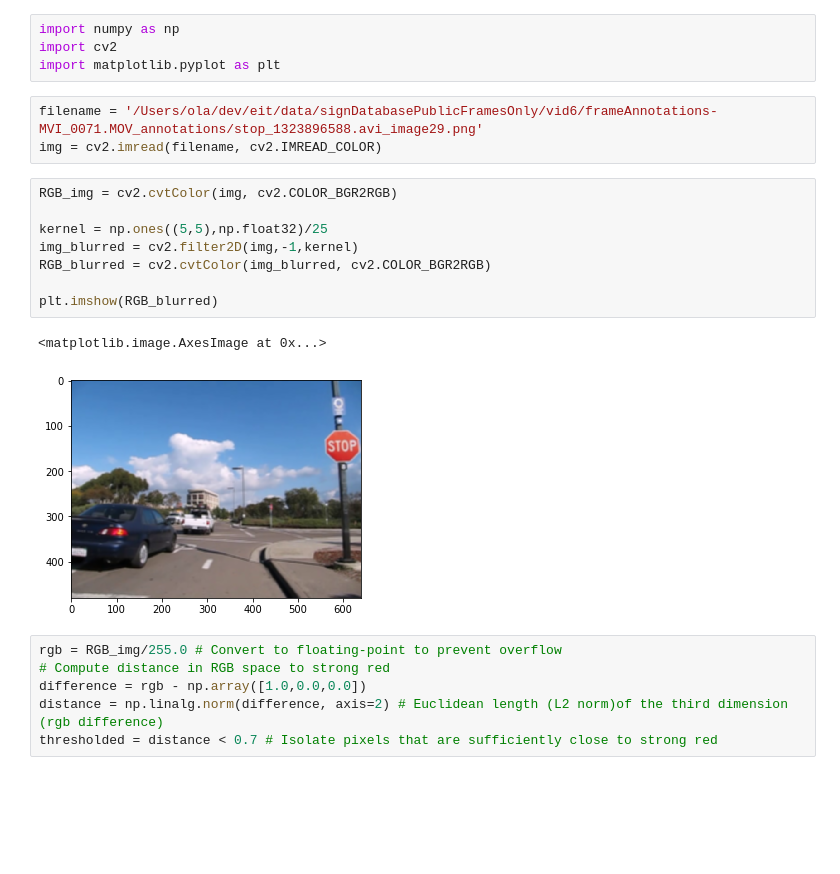
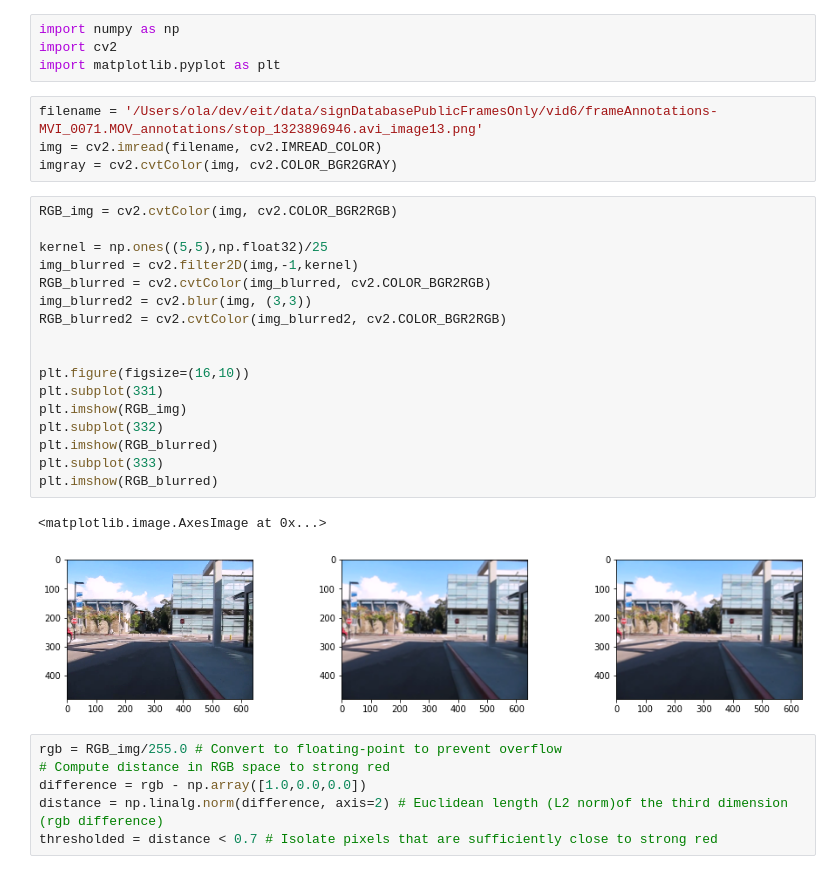
Before and after one commit to Olarm/EIT-HAM-gruppe4, a Jupyter notebook: robotic_vision/notebook.ipynb, the cells around one changed output. Drawn from its saved outputs; the diff is of its cells as text; blank space fills up the shorter version.

```diff
--- a/robotic_vision/notebook.ipynb
+++ b/robotic_vision/notebook.ipynb
@@ -3,19 +3,29 @@ import numpy as np
 import cv2
 import matplotlib.pyplot as plt
 # %%
-filename = '/Users/ola/dev/eit/data/signDatabasePublicFramesOnly/vid6/frameAnnotations-MVI_0071.MOV_annotations/stop_1323896588.avi_image29.png'
+filename = '/Users/ola/dev/eit/data/signDatabasePublicFramesOnly/vid6/frameAnnotations-MVI_0071.MOV_annotations/stop_1323896946.avi_image13.png'
 img = cv2.imread(filename, cv2.IMREAD_COLOR)
+imgray = cv2.cvtColor(img, cv2.COLOR_BGR2GRAY)
 # %%
 RGB_img = cv2.cvtColor(img, cv2.COLOR_BGR2RGB)
 
 kernel = np.ones((5,5),np.float32)/25
 img_blurred = cv2.filter2D(img,-1,kernel)
 RGB_blurred = cv2.cvtColor(img_blurred, cv2.COLOR_BGR2RGB)
+img_blurred2 = cv2.blur(img, (3,3))
+RGB_blurred2 = cv2.cvtColor(img_blurred2, cv2.COLOR_BGR2RGB)
 
+
+plt.figure(figsize=(16,10))
+plt.subplot(331)
+plt.imshow(RGB_img)
+plt.subplot(332)
 plt.imshow(RGB_blurred)
+plt.subplot(333)
+plt.imshow(RGB_blurred)
 # %% [output]
 <matplotlib.image.AxesImage at 0x...>
-[figure, old version]
+[figure, new version]
 # %%
 rgb = RGB_img/255.0 # Convert to floating-point to prevent overflow
 # Compute distance in RGB space to strong red
```
Also changed, not shown: parts of 8 cells of this notebook, 7 other files.
